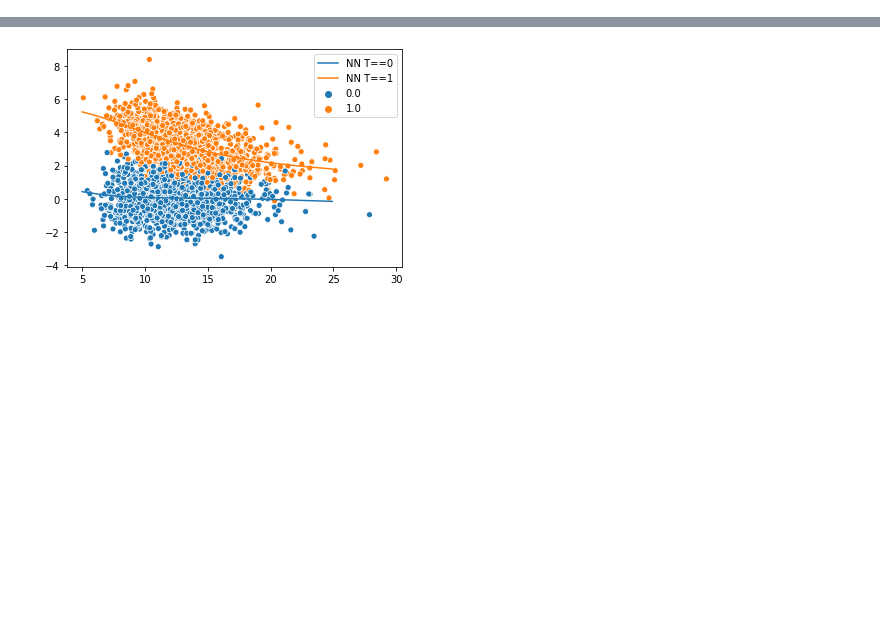
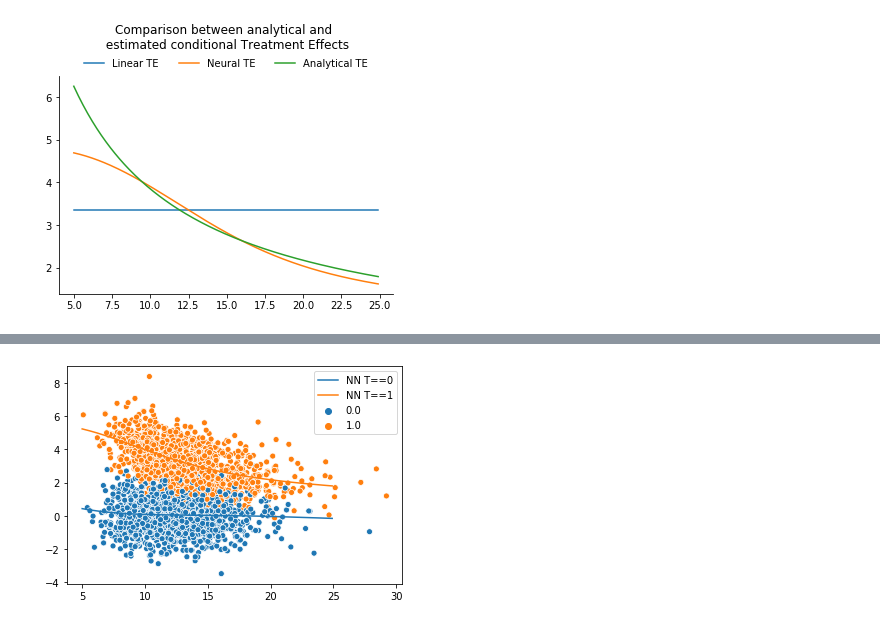
Before and after one commit to Chechgm/causal_effect_estimation_using_nade, a Jupyter notebook: 4-Non_linear.ipynb, the cells around one changed output, grey strips where cells are left out. Saved outputs shown, nothing was run; the diff lists cells and outputs as text; code cells hidden in the pictures; blank space fills up the shorter version.

```diff
--- a/4-Non_linear.ipynb
+++ b/4-Non_linear.ipynb
@@ -126,3 +126,16 @@ ax = sns.lineplot(x=(L_samples*data.sd[0]).numpy(), y=TE[:,0], label="Treatment
+# %%
+# In order to run this cell, one must save the results from the neural model before
+ax = sns.lineplot(x=(L_samples*data.sd[0]).numpy(), y=TE[:,0], label="Linear TE")
+ax = sns.lineplot(x=(L_samples*data.sd[0]).numpy(), y=neural_TE, label="Neural TE")
+ax = sns.lineplot(x=(L_samples*data.sd[0]).numpy(), y=(50/(3+L_samples*data.sd[0])).numpy(), label="Analytical TE")
+
+plt.title("Comparison between analytical and \n estimated conditional Treatment Effects", y=1.10)
+ax.legend(loc="upper center", ncol=3, bbox_to_anchor=(0.5, 1.10), borderaxespad=0, frameon=False)
+ax.spines['right'].set_visible(False)
+ax.spines['top'].set_visible(False)
+plt.savefig("./results/linear_vs_non-linear.pdf", ppi=300, bbox_inches='tight');
+# %% [output]
+[figure, added]
 # %%
 ax = sns.lineplot(x=(L_samples*data.sd[0]).numpy(), y=TE[:,0], label="Estimated TE")
 ax = sns.lineplot(x=(L_samples*data.sd[0]).numpy(), y=(50/(3+L_samples*data.sd[0])).numpy(), label="Analytical TE")
```
Also changed, not shown: parts of 6 cells of this notebook, 7 other files.
